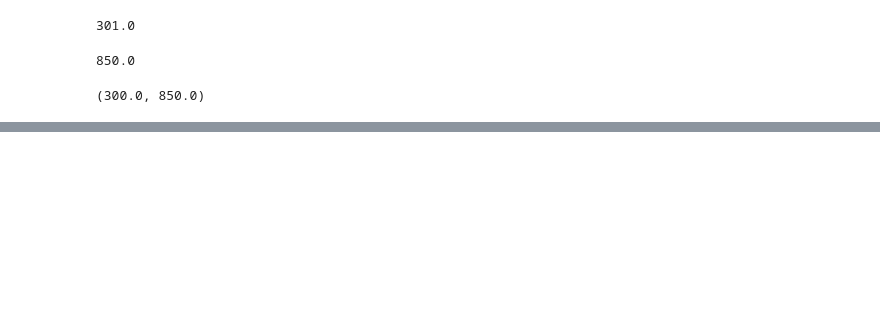
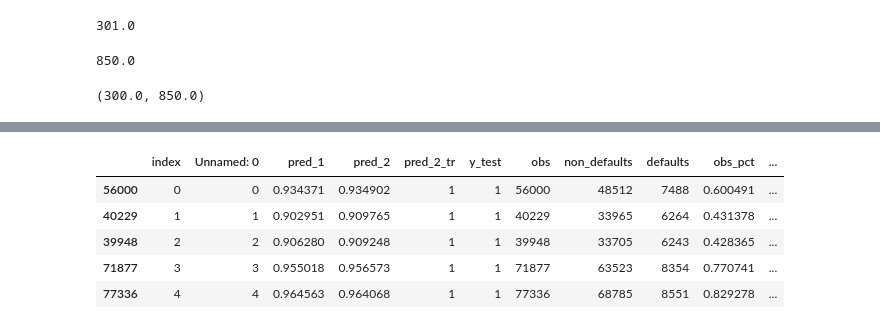
Before and after one commit to Jestefano/credit-scoring-logistic, a Jupyter notebook: notebooks/07 Scorecard.ipynb, the cells around one changed output, grey strips where cells are left out. Drawn from its saved outputs; the diff is of its cells as text; code cells hidden in the pictures; blank space fills up the shorter version.

```diff
--- a/notebooks/07 Scorecard.ipynb
+++ b/notebooks/07 Scorecard.ipynb
@@ -194,0 +194,11 @@ df_scorecard.groupby('Original feature name')['Score - Final'].min().sum(), df_s
+# %%
+y_test = pd.read_csv('../processed/06_predictions.csv')
+y_test = y_test.sort_values('index')
+y_test.head()
+# %% [output]
+|  | index | Unnamed: 0 | pred_1 | pred_2 | pred_2_tr | y_test | obs | non_defaults | defaults | obs_pct | ... |
+| 56000 | 0 | 0 | 0.934371 | 0.934902 | 1 | 1 | 56000 | 48512 | 7488 | 0.600491 | ... |
+| 40229 | 1 | 1 | 0.902951 | 0.909765 | 1 | 1 | 40229 | 33965 | 6264 | 0.431378 | ... |
+| 39948 | 2 | 2 | 0.906280 | 0.909248 | 1 | 1 | 39948 | 33705 | 6243 | 0.428365 | ... |
+| 71877 | 3 | 3 | 0.955018 | 0.956573 | 1 | 1 | 71877 | 63523 | 8354 | 0.770741 | ... |
+| 77336 | 4 | 4 | 0.964563 | 0.964068 | 1 | 1 | 77336 | 68785 | 8551 | 0.829278 | ... |
```
Also changed, not shown: parts of 17 cells of this notebook.
